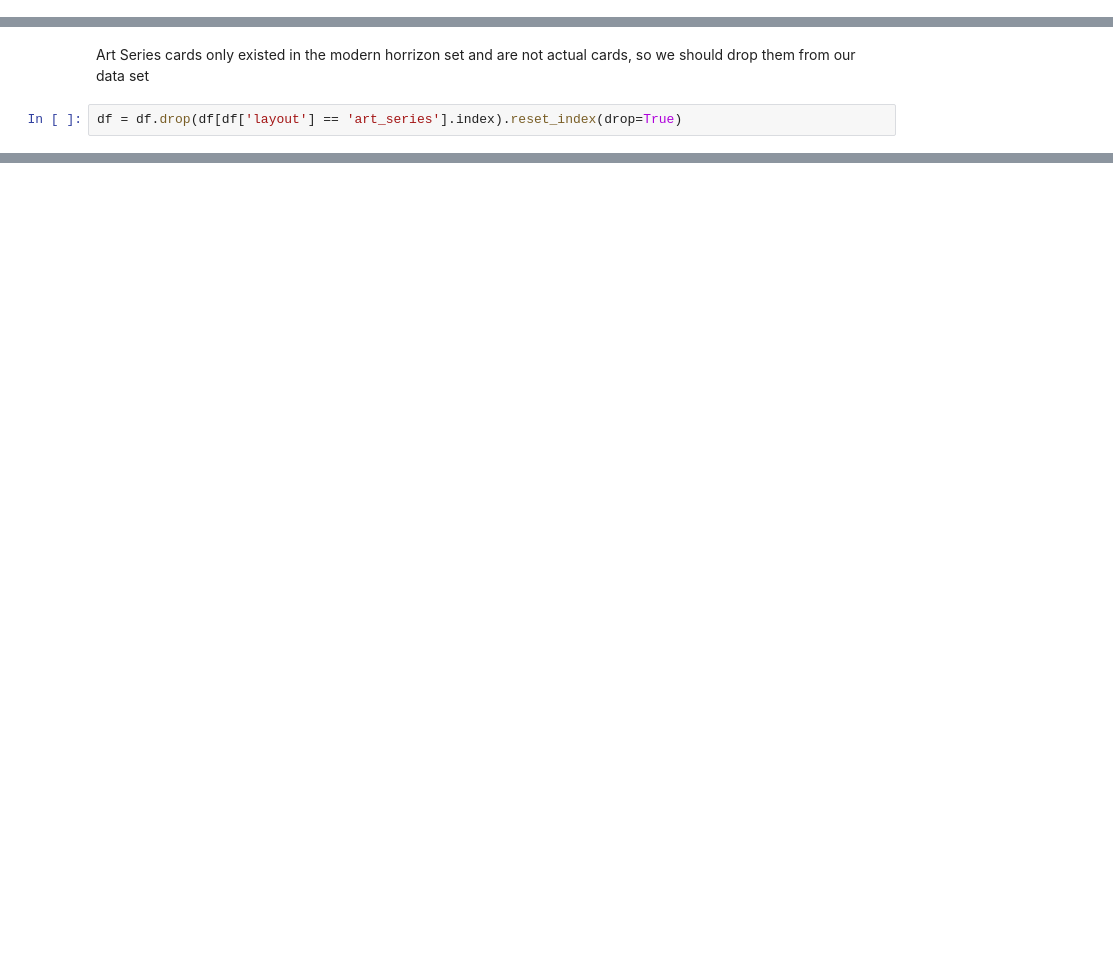
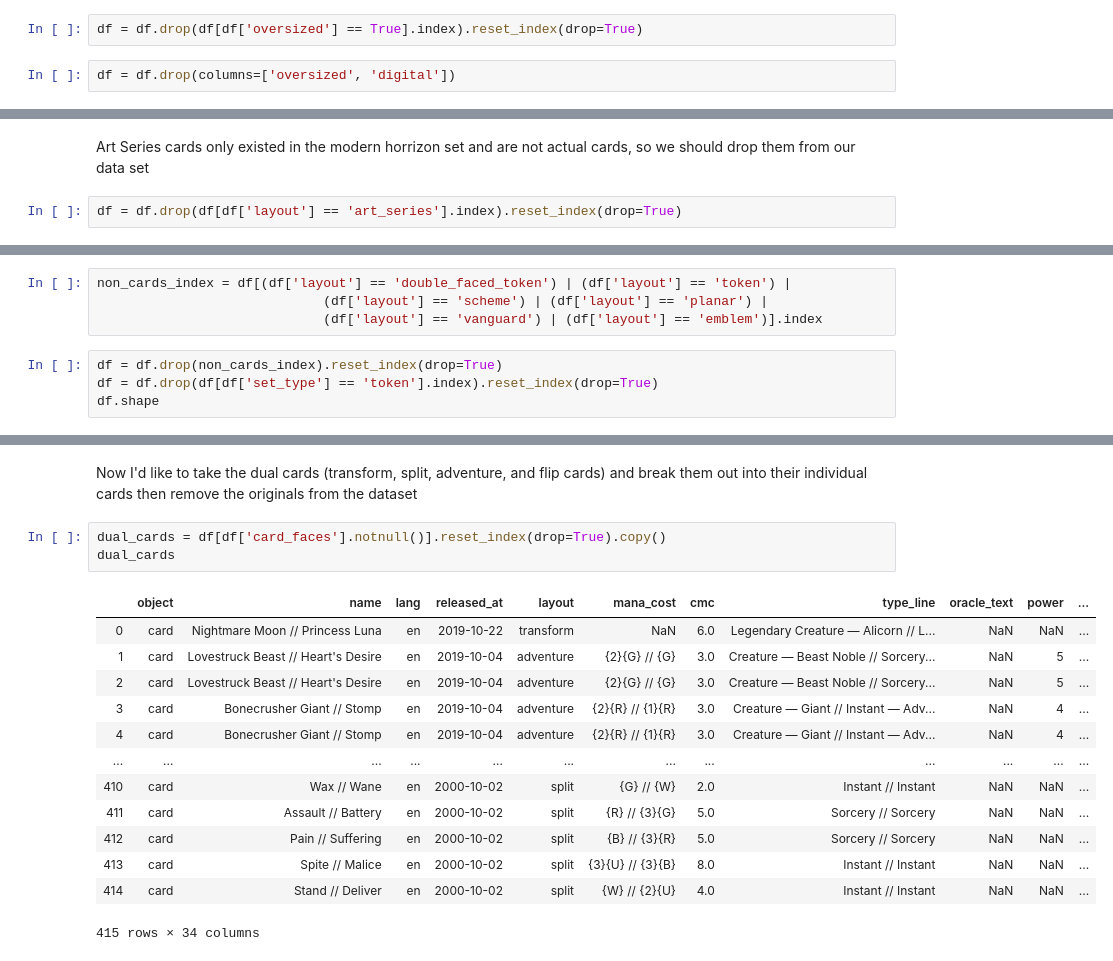
Before and after one commit to CreightonAshton/MTG_Recommender, a Jupyter notebook: Code/01 - Cleaning.ipynb, the cells around one changed output, grey strips where cells are left out. Cells and saved outputs as stored; diff of their text form; blank space fills up the shorter version.

```diff
--- a/Code/01 - Cleaning.ipynb
+++ b/Code/01 - Cleaning.ipynb
@@ -54,2 +111,6 @@ Index(['name', 'lang', 'released_at', 'layout', 'mana_cost', 'cmc',
+# %%
+df = df.drop(df[df['oversized'] == True].index).reset_index(drop=True)
+# %%
+df = df.drop(columns=['oversized', 'digital'])
 # %% [markdown]
 ___
@@ -84,0 +168,8 @@ df = df.drop(df[df['layout'] == 'art_series'].index).reset_index(drop=True)
+# %%
+non_cards_index = df[(df['layout'] == 'double_faced_token') | (df['layout'] == 'token') |
+                             (df['layout'] == 'scheme') | (df['layout'] == 'planar') |
+                             (df['layout'] == 'vanguard') | (df['layout'] == 'emblem')].index
+# %%
+df = df.drop(non_cards_index).reset_index(drop=True)
+df = df.drop(df[df['set_type'] == 'token'].index).reset_index(drop=True)
+df.shape
@@ -168,0 +242,19 @@ df[(df['mana_cost'].isnull()) & (df['layout'] != 'transform')]
+# %% [markdown]
+Now I'd like to take the dual cards (transform, split, adventure, and flip cards) and break them out into their individual cards then remove the originals from the dataset
+# %%
+dual_cards = df[df['card_faces'].notnull()].reset_index(drop=True).copy()
+dual_cards
+# %% [output]
+|  | object | name | lang | released_at | layout | mana_cost | cmc | type_line | oracle_text | power | ... |
+| 0 | card | Nightmare Moon // Princess Luna | en | 2019-10-22 | transform | NaN | 6.0 | Legendary Creature — Alicorn // L... | NaN | NaN | ... |
+| 1 | card | Lovestruck Beast // Heart's Desire | en | 2019-10-04 | adventure | {2}{G} // {G} | 3.0 | Creature — Beast Noble // Sorcery... | NaN | 5 | ... |
+| 2 | card | Lovestruck Beast // Heart's Desire | en | 2019-10-04 | adventure | {2}{G} // {G} | 3.0 | Creature — Beast Noble // Sorcery... | NaN | 5 | ... |
+| 3 | card | Bonecrusher Giant // Stomp | en | 2019-10-04 | adventure | {2}{R} // {1}{R} | 3.0 | Creature — Giant // Instant — Adv... | NaN | 4 | ... |
+| 4 | card | Bonecrusher Giant // Stomp | en | 2019-10-04 | adventure | {2}{R} // {1}{R} | 3.0 | Creature — Giant // Instant — Adv... | NaN | 4 | ... |
+| ... | ... | ... | ... | ... | ... | ... | ... | ... | ... | ... | ... |
+| 410 | card | Wax // Wane | en | 2000-10-02 | split | {G} // {W} | 2.0 | Instant // Instant | NaN | NaN | ... |
+| 411 | card | Assault // Battery | en | 2000-10-02 | split | {R} // {3}{G} | 5.0 | Sorcery // Sorcery | NaN | NaN | ... |
+| 412 | card | Pain // Suffering | en | 2000-10-02 | split | {B} // {3}{R} | 5.0 | Sorcery // Sorcery | NaN | NaN | ... |
+| 413 | card | Spite // Malice | en | 2000-10-02 | split | {3}{U} // {3}{B} | 8.0 | Instant // Instant | NaN | NaN | ... |
+| 414 | card | Stand // Deliver | en | 2000-10-02 | split | {W} // {2}{U} | 4.0 | Instant // Instant | NaN | NaN | ... |
+415 rows × 34 columns
```
Also changed, not shown: parts of 36 cells of this notebook.
